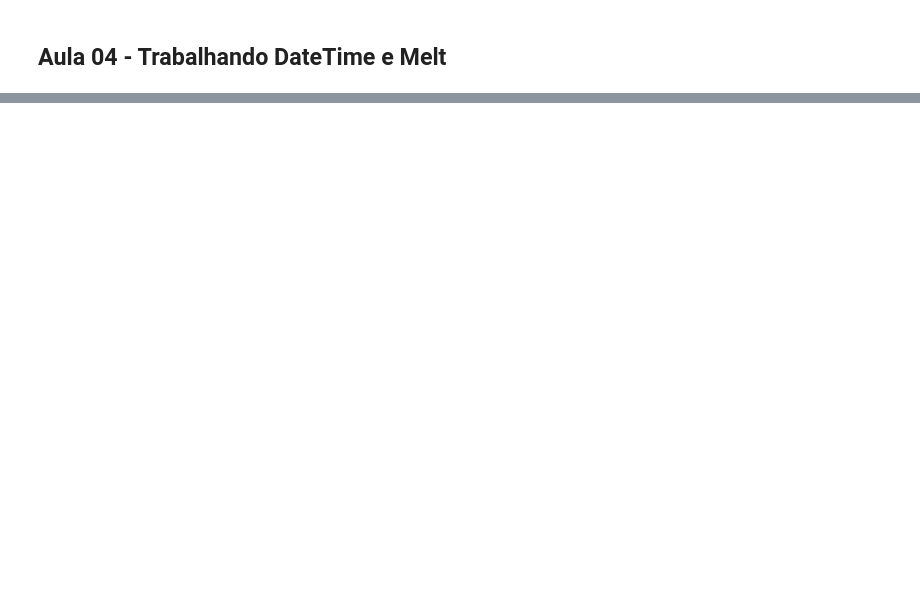
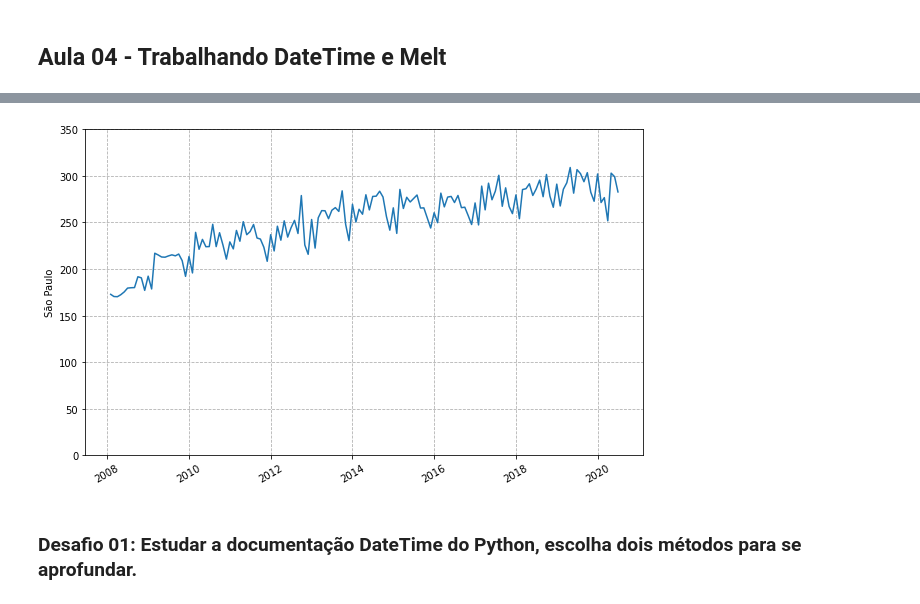
Before and after one commit to diascarolina/data-science-bootcamp, a Jupyter notebook: modulo2/aulas_desafios_modulo2.ipynb, the cells around one changed output, grey strips where cells are left out. Cells and saved outputs as stored; diff of their text form; code cells hidden in the pictures; blank space fills up the shorter version.

```diff
--- a/modulo2/aulas_desafios_modulo2.ipynb
+++ b/modulo2/aulas_desafios_modulo2.ipynb
@@ -668,0 +676,24 @@ O que aprendemos nesta Aula:
+# %%
+meses = {
+    "Jan" : 1,
+    "Fev" : 2,
+    "Mar" : 3,
+    "Abr" : 4,
+    "Mai" : 5,
+    "Jun" : 6,
+    "Jul" : 7,
+    "Ago" : 8,
+    "Set" : 9,
+    "Out" : 10,
+    "Nov" : 11,
+    "Dez" : 12
+}
+
+def para_dia(ano_mes: str):
+  ano: int = int(ano_mes[:4])
+  mes: str = ano_mes[5:]
+  mes_numero: int = meses[mes]
+  return date(ano, mes_numero, 1)
+
+mensal.index = mensal.index.map(para_dia)
+mensal.head()
@@ -668,0 +708,11 @@ O que aprendemos nesta Aula:
+# %%
+plt.figure(figsize=(10,6))
+ax = sns.lineplot(data=mensal, x=mensal.index, y="São Paulo")
+plt.xticks(rotation=30)
+plt.ylim(0, 350)
+plt.grid(linestyle="--")
+plt.show()
+# %% [output]
+[figure, added]
+# %% [markdown]
+### Desafio 01: Estudar a documentação DateTime do Python, escolha dois métodos para se aprofundar.
```
Also changed, not shown: parts of 48 cells of this notebook.
